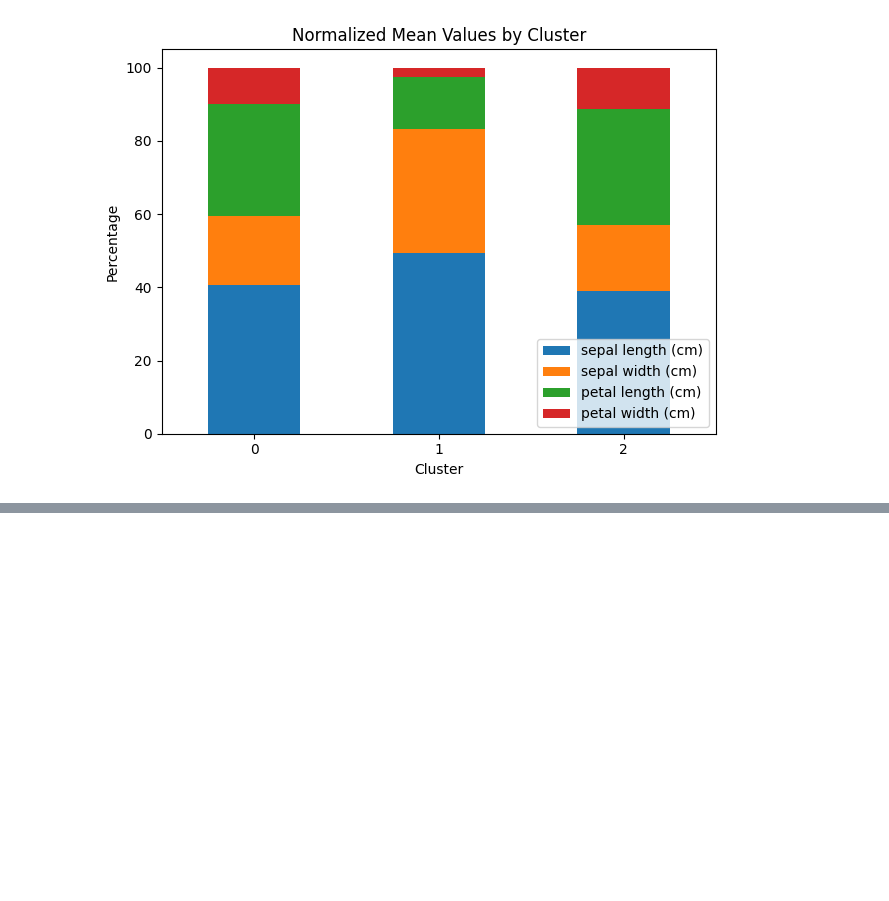
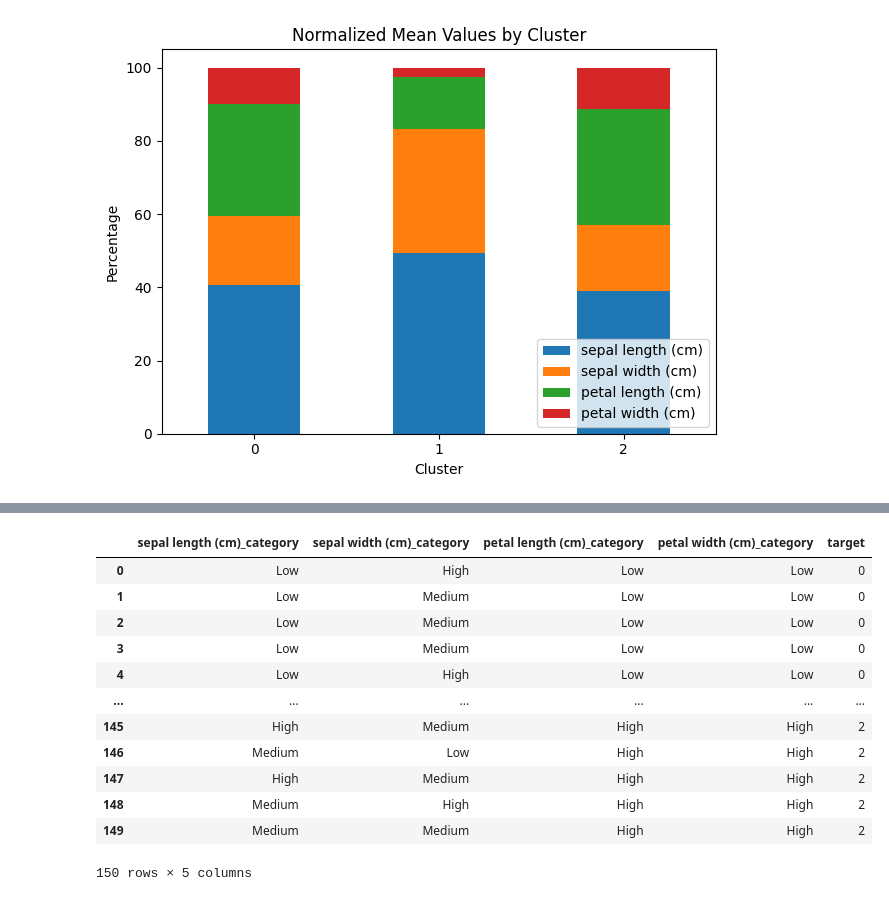
Before and after one commit to smzn/2023datascience_class, a Jupyter notebook: load_iris.ipynb, the cells around one changed output, grey strips where cells are left out. Drawn from its saved outputs; the diff is of its cells as text; code cells hidden in the pictures; blank space fills up the shorter version.

```diff
--- a/load_iris.ipynb
+++ b/load_iris.ipynb
@@ -527,0 +574,29 @@ plt.show()
+# %%
+# 数値列のみを取得し、Targetを除く
+numeric_columns = df.select_dtypes(include=['number']).columns.drop('target')
+
+# 各数値特徴量を等頻度ビニングで3つのカテゴリに分割し、新しいカテゴリ列を作成
+df_discrete = pd.DataFrame()
+for column in numeric_columns:
+    df_discrete[column + '_category'] = pd.qcut(df[column], q=3, labels=['Low', 'Medium', 'High'])
+
+# Target列をそのまま追加
+df_discrete['target'] = df['target']
+
+# CSVファイルとして保存
+df_discrete.to_csv('discrete_data.csv', index=False)
+df_discrete
+# %% [output]
+|  | sepal length (cm)_category | sepal width (cm)_category | petal length (cm)_category | petal width (cm)_category | target |
+| 0 | Low | High | Low | Low | 0 |
+| 1 | Low | Medium | Low | Low | 0 |
+| 2 | Low | Medium | Low | Low | 0 |
+| 3 | Low | Medium | Low | Low | 0 |
+| 4 | Low | High | Low | Low | 0 |
+| ... | ... | ... | ... | ... | ... |
+| 145 | High | Medium | High | High | 2 |
+| 146 | Medium | Low | High | High | 2 |
+| 147 | High | Medium | High | High | 2 |
+| 148 | Medium | High | High | High | 2 |
+| 149 | Medium | Medium | High | High | 2 |
+150 rows × 5 columns
```
Also changed, not shown: parts of 14 cells of this notebook.
